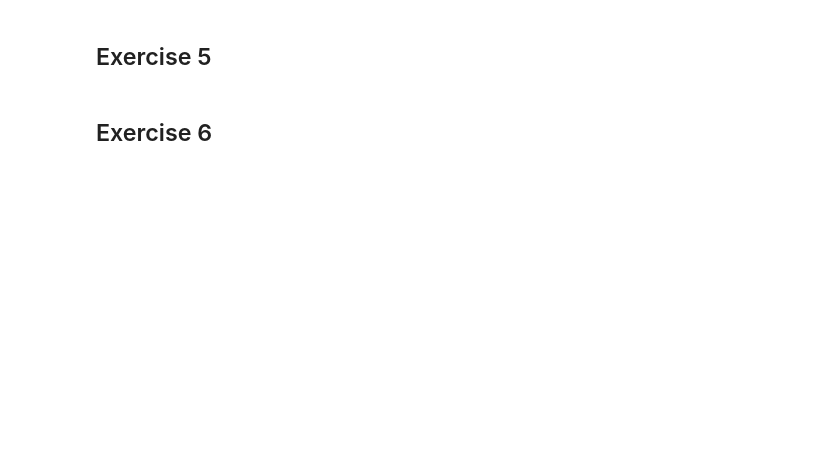
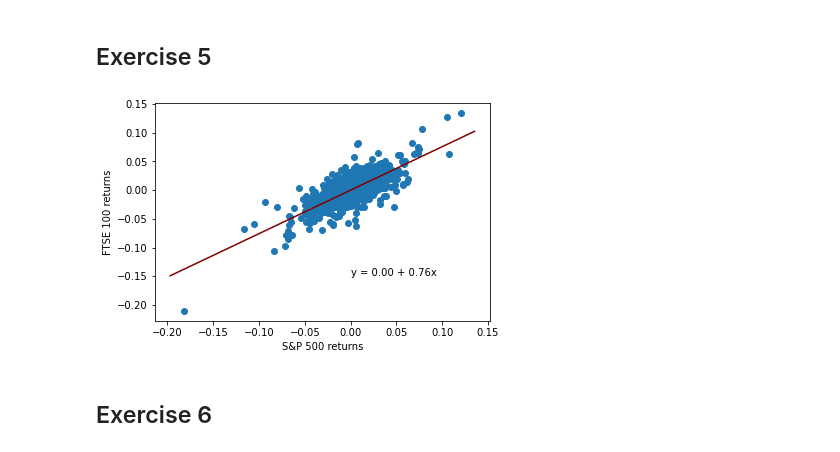
Before and after one commit to bashtage/python-for-econometrics-statistics-data-analysis, a Jupyter notebook: solutions/chapter14/graphics_solutions.ipynb, the cells around one changed output. Drawn from its saved outputs; the diff is of its cells as text; code cells hidden in the pictures; blank space fills up the shorter version.

```diff
--- a/solutions/chapter14/graphics_solutions.ipynb
+++ b/solutions/chapter14/graphics_solutions.ipynb
@@ -64,25 +84,27 @@ plt.draw()
 # %% [markdown]
 ## Exercise 5
 # %%
-x = column_stack((ones(sp500_rets.shape),sp500_rets))
+x = column_stack((ones(sp500_rets.shape), sp500_rets))
 y = column_stack((ftse_rets,))
 x, y
-out = lstsq(x,y,rcond=None)
+out = lstsq(x, y, rcond=None)
 b = out[0]
 fig = plt.figure()
 ax = fig.add_subplot(111)
-ax.scatter(sp500_rets,ftse_rets)
-ax.set_xlabel('S&P 500 returns')
-ax.set_ylabel('FTSE 100 returns')
+ax.scatter(sp500_rets, ftse_rets)
+ax.set_xlabel("S&P 500 returns")
+ax.set_ylabel("FTSE 100 returns")
 x = ax.get_xlim()
 x = array(x)
-x.shape = -1,1
-x = hstack((ones(x.shape),x))
-fit = dot(x,b)
+x.shape = -1, 1
+x = hstack((ones(x.shape), x))
+fit = dot(x, b)
 b = squeeze(b)
-ax.plot(x[:,1],fit, color='#800000')
-ax.text(0,-.15,f'y = {b[0]:0.2f} + {b[1]:0.2f}x')
+ax.plot(x[:, 1], fit, color="#800000")
+ax.text(0, -0.15, f"y = {b[0]:0.2f} + {b[1]:0.2f}x")
 plt.draw()
+# %% [output]
+[figure, added]
 # %% [markdown]
 ## Exercise 6
 # %%
```
Also changed, not shown: parts of 6 cells of this notebook, 22 other files.
